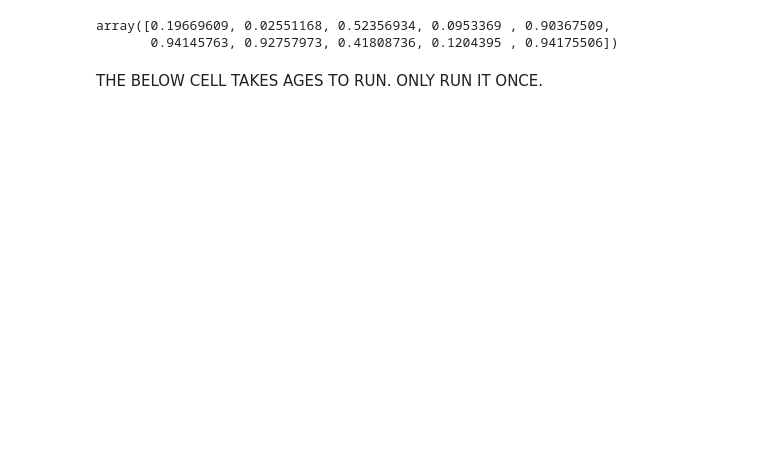
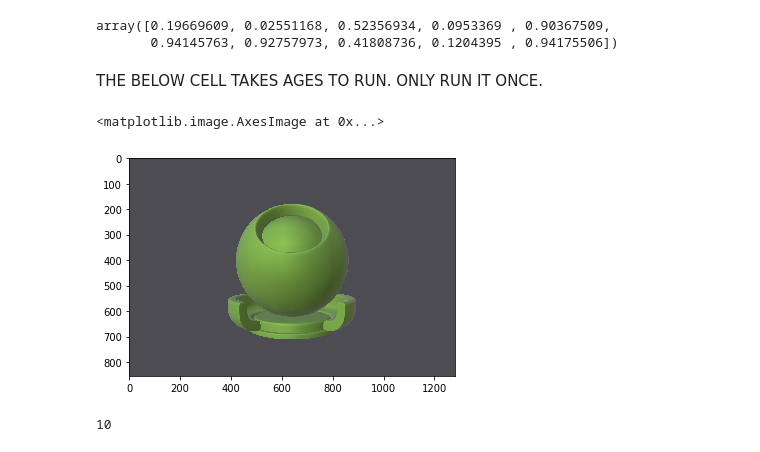
Before and after one commit to rutajoshi/cs230project, a Jupyter notebook: Logistic Regression Experiments.ipynb, the cells around one changed output. Saved outputs shown, nothing was run; the diff lists cells and outputs as text; code cells hidden in the pictures; blank space fills up the shorter version.

Commit message:
Made a kind of trainable logistic regression 1 layer network

```diff
--- a/Logistic Regression Experiments.ipynb
+++ b/Logistic Regression Experiments.ipynb
@@ -54,10 +58,3 @@ array([0.19669609, 0.02551168, 0.52356934, 0.0953369 , 0.90367509,
        0.94145763, 0.92757973, 0.41808736, 0.1204395 , 0.94175506])
 # %% [markdown]
 THE BELOW CELL TAKES AGES TO RUN. ONLY RUN IT ONCE.
-# %%
-imagedir = './'
-images = np.array([])
-for i in range(4000):
-    fname = "images/" + str(i) + ".jpg"
-    img = imageio.imread(fname)
-    images = np.append(images, img)
@@ -296,0 +61,10 @@ d = model(train_set_x, train_set_y, test_set_x, test_set_y, num_iterations = 180
+# %%
+imagedir = './'
+N = 100
+filelist = ["images/" + str(i) + ".jpg" for i in range(N)]
+images = np.array([np.array(imageio.imread(fname)) for fname in filelist])
+# %%
+plt.imshow(images[99])
+# %% [output]
+<matplotlib.image.AxesImage at 0x...>
+[figure, added]
@@ -296,0 +80,6 @@ d = model(train_set_x, train_set_y, test_set_x, test_set_y, num_iterations = 180
+# %%
+n_x = X_train.shape[0]
+n_y = Y_train.shape[0]
+n_y
+# %% [output]
+10
```
Also changed, not shown: parts of 18 cells of this notebook, 2 other files.
